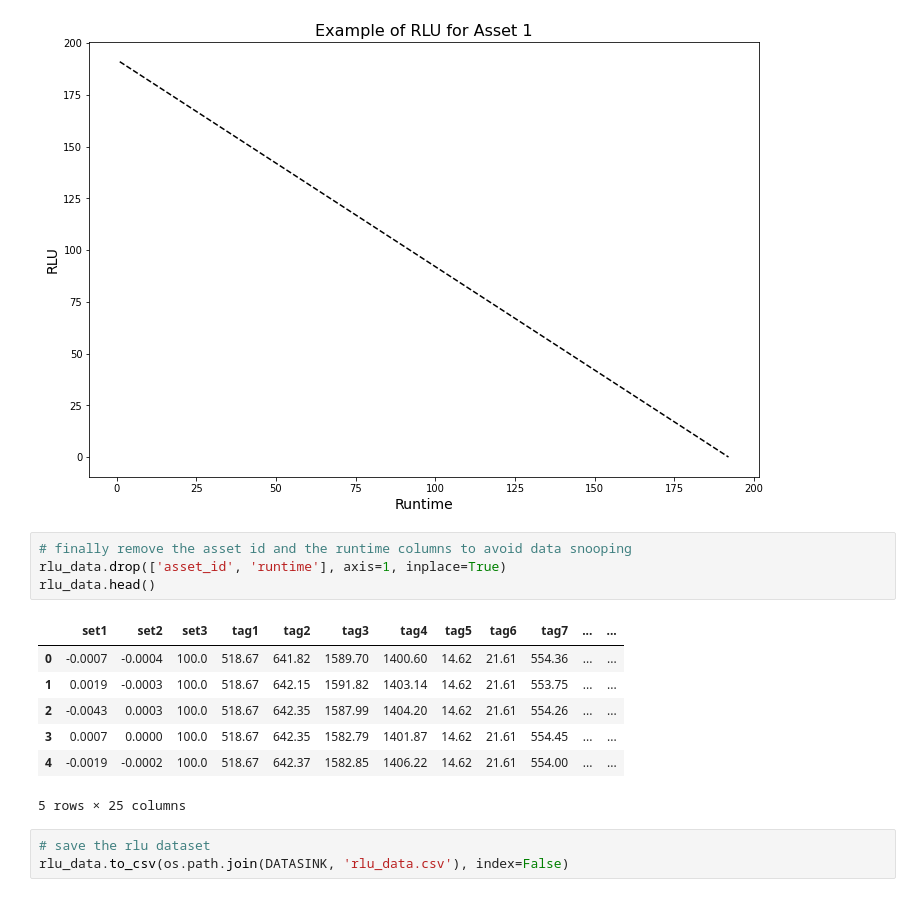
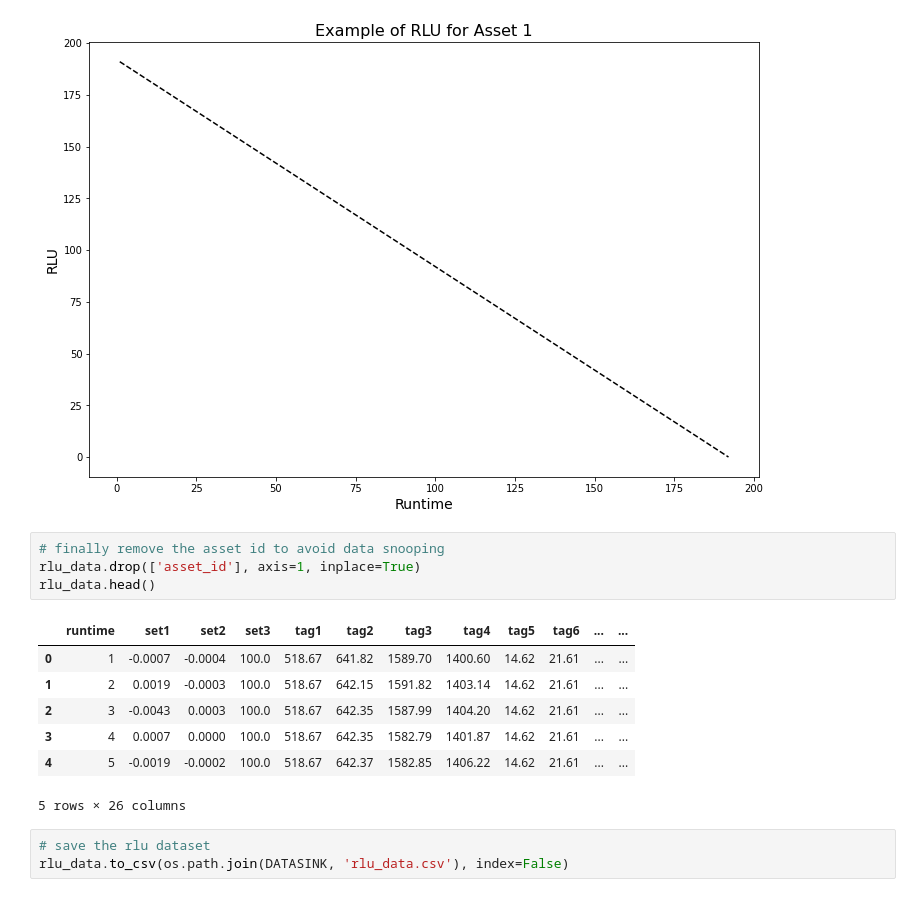
Before and after one commit to IAugustoMZ/predictive_maintenance_case, a Jupyter notebook: analysis/2_exploratory_data_analysis/1_initial_eda.ipynb, the cells around one changed output. Saved outputs shown, nothing was run; the diff lists cells and outputs as text.

```diff
--- a/analysis/2_exploratory_data_analysis/1_initial_eda.ipynb
+++ b/analysis/2_exploratory_data_analysis/1_initial_eda.ipynb
@@ -278,17 +278,17 @@ plt.show()
 # %% [output]
 [figure]
 # %%
-# finally remove the asset id and the runtime columns to avoid data snooping
-rlu_data.drop(['asset_id', 'runtime'], axis=1, inplace=True)
+# finally remove the asset id to avoid data snooping
+rlu_data.drop(['asset_id'], axis=1, inplace=True)
 rlu_data.head()
 # %% [output]
-|  | set1 | set2 | set3 | tag1 | tag2 | tag3 | tag4 | tag5 | tag6 | tag7 | ... | ... |
-| 0 | -0.0007 | -0.0004 | 100.0 | 518.67 | 641.82 | 1589.70 | 1400.60 | 14.62 | 21.61 | 554.36 | ... | ... |
-| 1 | 0.0019 | -0.0003 | 100.0 | 518.67 | 642.15 | 1591.82 | 1403.14 | 14.62 | 21.61 | 553.75 | ... | ... |
-| 2 | -0.0043 | 0.0003 | 100.0 | 518.67 | 642.35 | 1587.99 | 1404.20 | 14.62 | 21.61 | 554.26 | ... | ... |
-| 3 | 0.0007 | 0.0000 | 100.0 | 518.67 | 642.35 | 1582.79 | 1401.87 | 14.62 | 21.61 | 554.45 | ... | ... |
-| 4 | -0.0019 | -0.0002 | 100.0 | 518.67 | 642.37 | 1582.85 | 1406.22 | 14.62 | 21.61 | 554.00 | ... | ... |
+|  | runtime | set1 | set2 | set3 | tag1 | tag2 | tag3 | tag4 | tag5 | tag6 | ... | ... |
+| 0 | 1 | -0.0007 | -0.0004 | 100.0 | 518.67 | 641.82 | 1589.70 | 1400.60 | 14.62 | 21.61 | ... | ... |
+| 1 | 2 | 0.0019 | -0.0003 | 100.0 | 518.67 | 642.15 | 1591.82 | 1403.14 | 14.62 | 21.61 | ... | ... |
+| 2 | 3 | -0.0043 | 0.0003 | 100.0 | 518.67 | 642.35 | 1587.99 | 1404.20 | 14.62 | 21.61 | ... | ... |
+| 3 | 4 | 0.0007 | 0.0000 | 100.0 | 518.67 | 642.35 | 1582.79 | 1401.87 | 14.62 | 21.61 | ... | ... |
+| 4 | 5 | -0.0019 | -0.0002 | 100.0 | 518.67 | 642.37 | 1582.85 | 1406.22 | 14.62 | 21.61 | ... | ... |
-5 rows × 25 columns
+5 rows × 26 columns
 # %%
 # save the rlu dataset
 rlu_data.to_csv(os.path.join(DATASINK, 'rlu_data.csv'), index=False)
```
Also changed, not shown: parts of 1 cell of this notebook, 11 other files.
